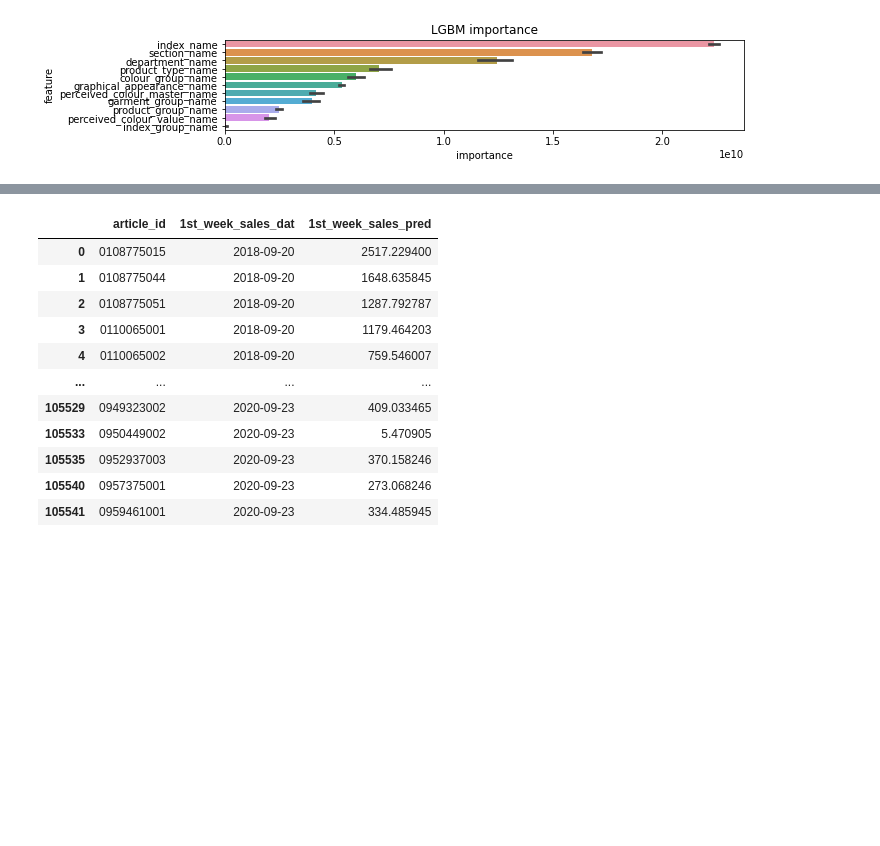
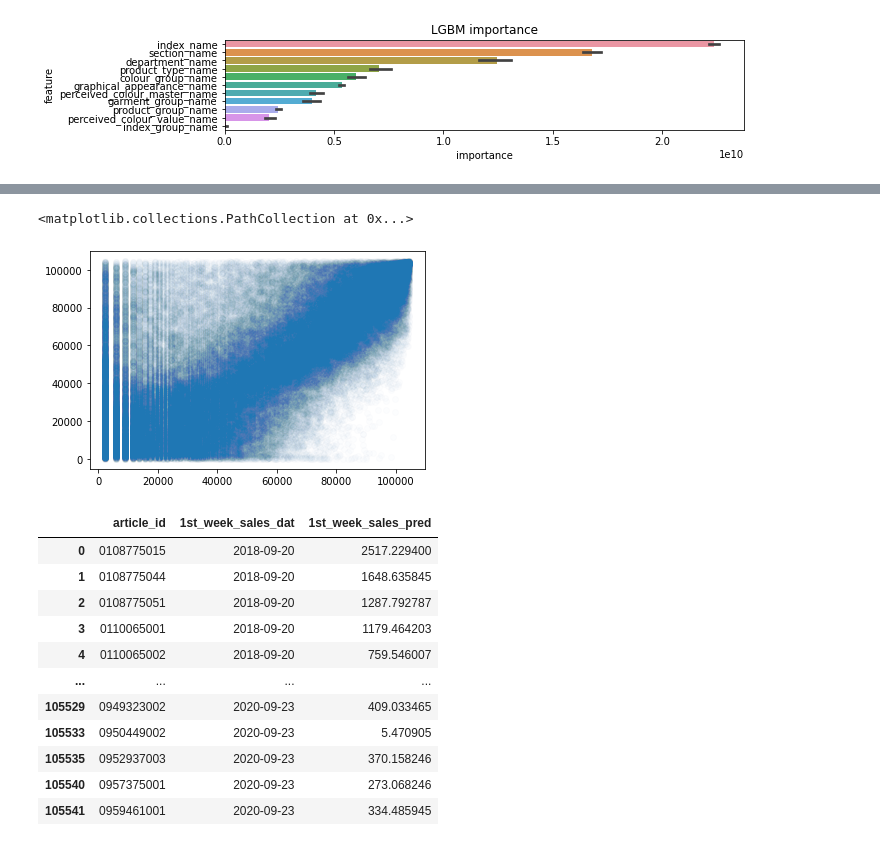
Before and after one commit to takeko213/kaggle-handm, a Jupyter notebook: prep/1st_week_sales_pred.ipynb, the cells around one changed output, grey strips where cells are left out. Cells and saved outputs as stored; diff of their text form; code cells hidden in the pictures; blank space fills up the shorter version.

```diff
--- a/prep/1st_week_sales_pred.ipynb
+++ b/prep/1st_week_sales_pred.ipynb
@@ -208,3 +225,8 @@ plt.scatter(train['1st_week_sales'], oof['1st_week_sales_pred'])
+# %%
+plt.scatter(oof['1st_week_sales'].rank(), oof['1st_week_sales_pred'].rank(), alpha=0.01)
+# %% [output]
+<matplotlib.collections.PathCollection at 0x...>
+[figure, added]
 # %%
 usecols = ['article_id', '1st_week_sales_dat', '1st_week_sales_pred']
 result = pd.concat([oof[usecols], test[usecols]])
```
Also changed, not shown: parts of 5 cells of this notebook, 9 other files.
